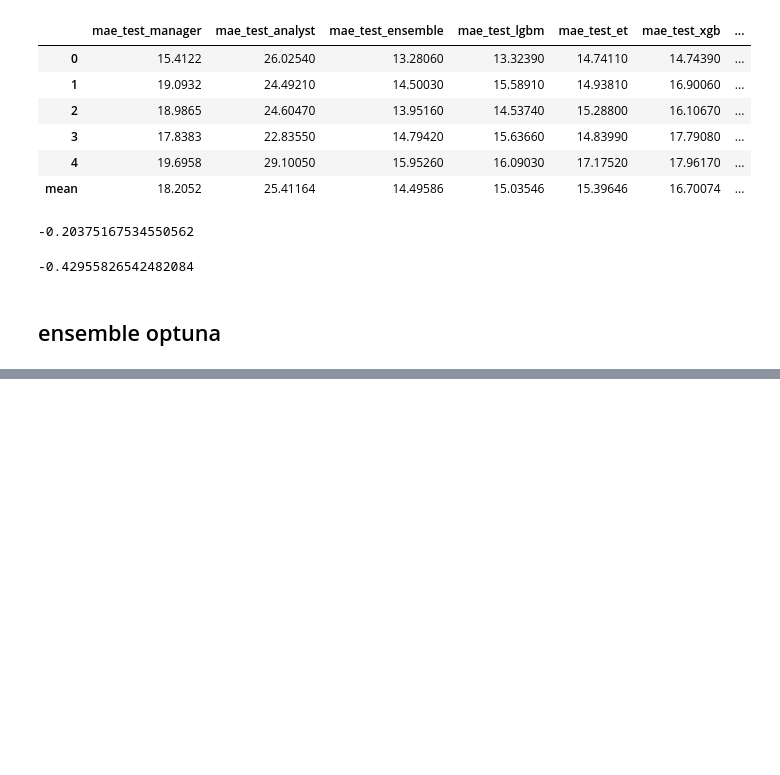
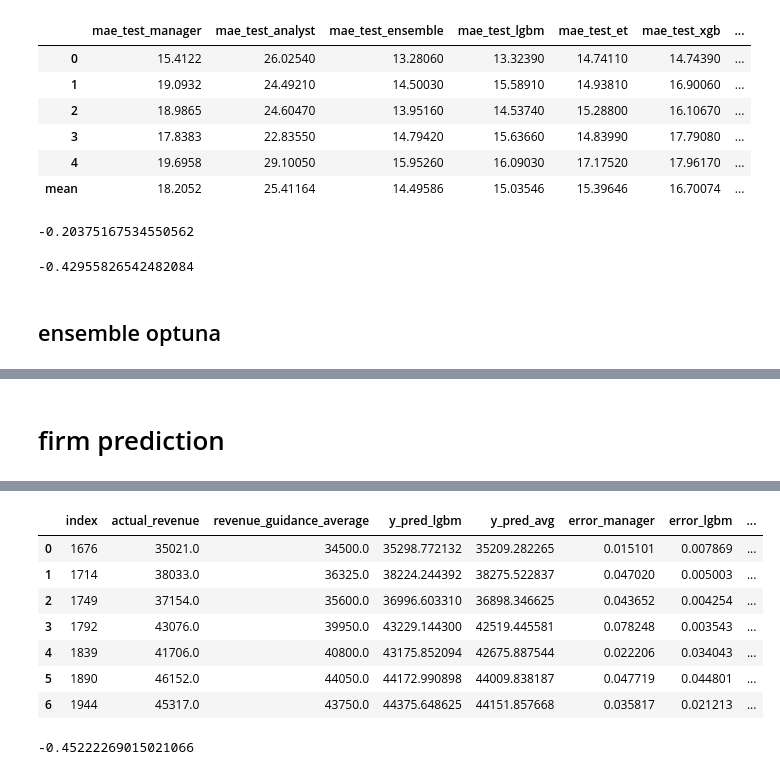
Before and after one commit to hannez11/revenue-forecasting, a Jupyter notebook: 011323_Guidance_Models_FinalResults_compact.ipynb, the cells around one changed output, grey strips where cells are left out. Cells and saved outputs as stored; diff of their text form; code cells hidden in the pictures; blank space fills up the shorter version.

```diff
--- a/011323_Guidance_Models_FinalResults_compact.ipynb
+++ b/011323_Guidance_Models_FinalResults_compact.ipynb
@@ -820,0 +739,71 @@ Best trial: #221 14.498 {'weight_model1': 0.59, 'weight_model2': 0.37, 'weight_m
+# %% [markdown]
+# firm prediction
+# %%
+## sample restrictions
+df = df_raw.copy()
+
+# drop revenues >90% percentile
+df = df[
+    (df["actual_revenue"] >= df["actual_revenue"].quantile(.90)) &
+    (df["actual_revenue"] < 49360.0)
+    ] # 49360.0: highest msft
+
+# df = df.iloc[:(int(df.shape[0]*0.8)), ]
+df = df.reset_index(drop=True)
+
+y = df["actual_revenue"] # dependent variable
+forecast_feature = ["revenue_guidance_average", "revenue_guidance_error_adjusted", "revenue_guidance_range", "revenue_guidance_error_previous_rel"]
+floats = boruta_feats_manager[:21]
+categoricals_targetencode = ['quarter_fama_industry_cat', "quarter_previous_cat"]
+categoricals = ["firm_id"]
+
+features = forecast_feature + floats + categoricals_targetencode + categoricals
+X = df[pd.unique(features).tolist()].copy() # drop duplicate features
+
+## automatic split
+indices = range(X.shape[0])
+X_train, X_test, y_train, y_test, indices_train, indices_test = train_test_split(X, y, indices, test_size=0.2, shuffle=False)
+## target encoding
+target_encoding(cat_columns=categoricals_targetencode, shrinking_factor=0.0)
+## train model
+lightgbm_model(param, num_boost_round=3000, features=X.columns.to_list())
+
+
+
+# overwrite test with specific firm
+df_firm = df[df["isin"] == "US5949181045"]
+df_firm_year = df_firm[df_firm["quarter_guided"].dt.year >= 2020]
+
+# overwrite X and y test
+y_test = df_firm_year["actual_revenue"] # dependent variable
+
+forecast_feature = ["revenue_guidance_average", "revenue_guidance_error_adjusted", "revenue_guidance_range", "revenue_guidance_error_previous_rel"]
+floats = boruta_feats_manager[:21]
+categoricals_targetencode = ['quarter_fama_industry_cat', "quarter_previous_cat"]
+categoricals = ["firm_id"]
+
+features = forecast_feature + floats + categoricals_targetencode + categoricals
+X_test = df_firm_year[pd.unique(features).tolist()].copy() # drop duplicate features
+
+target_encoding(cat_columns=categoricals_targetencode, shrinking_factor=0.0)
+
+# run model
+y_pred = bst.predict(X_test, num_iteration=bst.best_iteration)
+et_model()
+xgb_model()
+rf_model()
+
+ensemble_weights = {'weight_model1': 0.58, 'weight_model2': 0.37, 'weight_model3': 0.05, 'weight_model4': 0.0}
+y_pred_avg_firm = ensemble_weights["weight_model1"]*y_pred + ensemble_weights["weight_model2"]*y_pred_et + ensemble_weights["weight_model3"]*y_pred_xgb + ensemble_weights["weight_model4"]*y_pred_rf
+
+# results
+df_single = df_firm_year[["actual_revenue", "revenue_guidance_average"]].reset_index()
+df_single = pd.concat([df_single, pd.DataFrame({"y_pred_lgbm": y_pred, "y_pred_avg": y_pred_avg_firm})], axis=1)
+df_single["error_manager"] = np.abs(df_single["actual_revenue"] / df_single["revenue_guidance_average"] - 1)
+df_single["error_lgbm"] = np.abs(df_single["actual_revenue"] / df_single["y_pred_lgbm"] - 1)
+df_single["error_ensemble"] = np.abs(df_single["actual_revenue"] / df_single["y_pred_avg"] - 1)
+df_single["delta_manager_lgbm"] = df_single["error_lgbm"] / df_single["error_manager"] - 1
+df_single
+
+df_single["delta_manager_lgbm"].mean()
+# %% [output]
@@ -820,0 +814,9 @@ Best trial: #221 14.498 {'weight_model1': 0.59, 'weight_model2': 0.37, 'weight_m
+|  | index | actual_revenue | revenue_guidance_average | y_pred_lgbm | y_pred_avg | error_manager | error_lgbm | ... |
+| 0 | 1676 | 35021.0 | 34500.0 | 35298.772132 | 35209.282265 | 0.015101 | 0.007869 | ... |
+| 1 | 1714 | 38033.0 | 36325.0 | 38224.244392 | 38275.522837 | 0.047020 | 0.005003 | ... |
+| 2 | 1749 | 37154.0 | 35600.0 | 36996.603310 | 36898.346625 | 0.043652 | 0.004254 | ... |
+| 3 | 1792 | 43076.0 | 39950.0 | 43229.144300 | 42519.445581 | 0.078248 | 0.003543 | ... |
+| 4 | 1839 | 41706.0 | 40800.0 | 43175.852094 | 42675.887544 | 0.022206 | 0.034043 | ... |
+| 5 | 1890 | 46152.0 | 44050.0 | 44172.990898 | 44009.838187 | 0.047719 | 0.044801 | ... |
+| 6 | 1944 | 45317.0 | 43750.0 | 44375.648625 | 44151.857668 | 0.035817 | 0.021213 | ... |
+-0.45222269015021066
```
Also changed, not shown: parts of 13 cells of this notebook, 2 other files.
